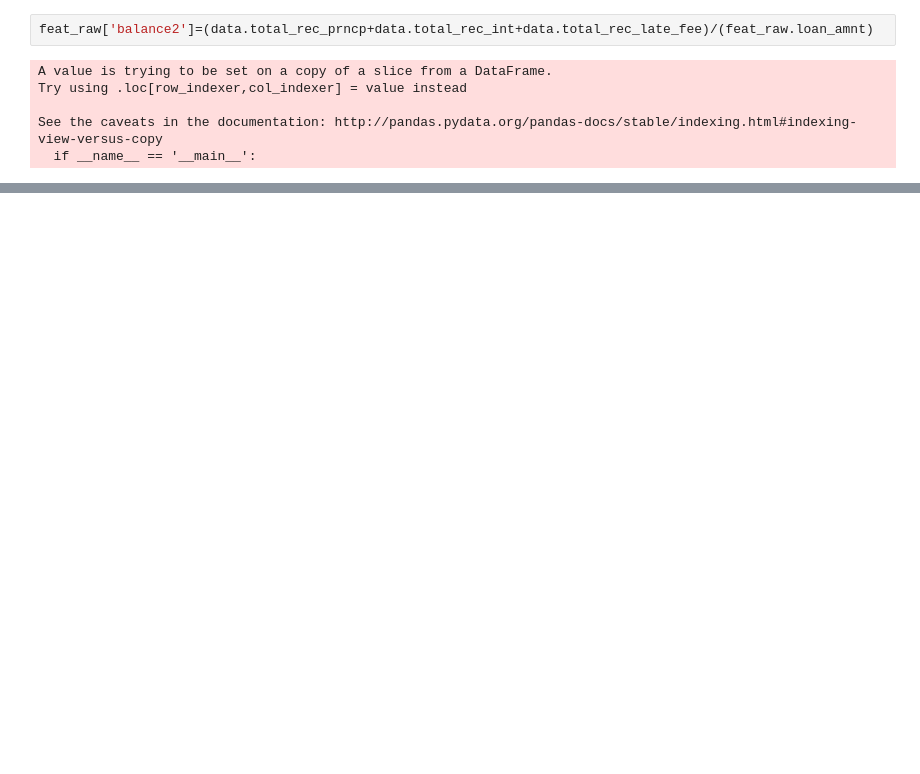
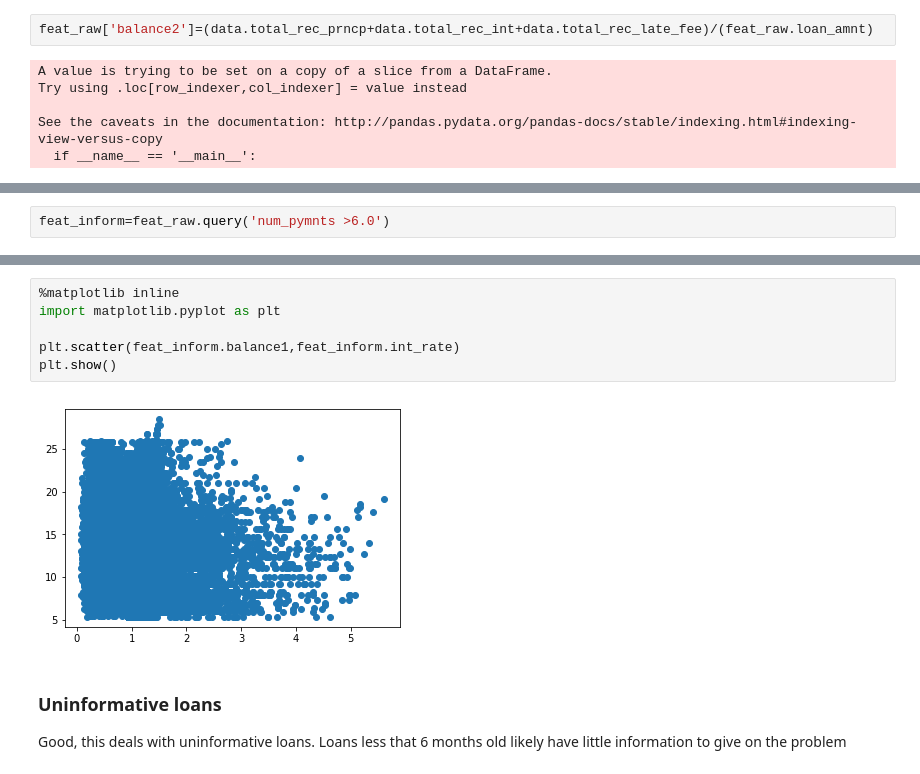
Before and after one commit to mccormd1/LCandR, a Jupyter notebook: LC_python/Data Cleaning.ipynb, the cells around one changed output, grey strips where cells are left out. Cells and saved outputs as stored; diff of their text form; blank space fills up the shorter version.

```diff
--- a/LC_python/Data Cleaning.ipynb
+++ b/LC_python/Data Cleaning.ipynb
@@ -245,0 +279,2 @@ plt.show()
+# %%
+feat_inform=feat_raw.query('num_pymnts >6.0')
@@ -246,2 +302,13 @@ plt.show()
+# %%
+%matplotlib inline
+import matplotlib.pyplot as plt
+
+plt.scatter(feat_inform.balance1,feat_inform.int_rate)
+plt.show()
+# %% [output]
+[figure, added]
+# %% [markdown]
+### Uninformative loans
+Good, this deals with uninformative loans. Loans less that 6 months old likely have little information to give on the problem
 # %%
 data.loc[[12],['total_rec_prncp','total_rec_int','total_rec_late_fee','loan_status','last_pymnt_d','issue_d']]
```
Also changed, not shown: parts of 20 cells of this notebook.
